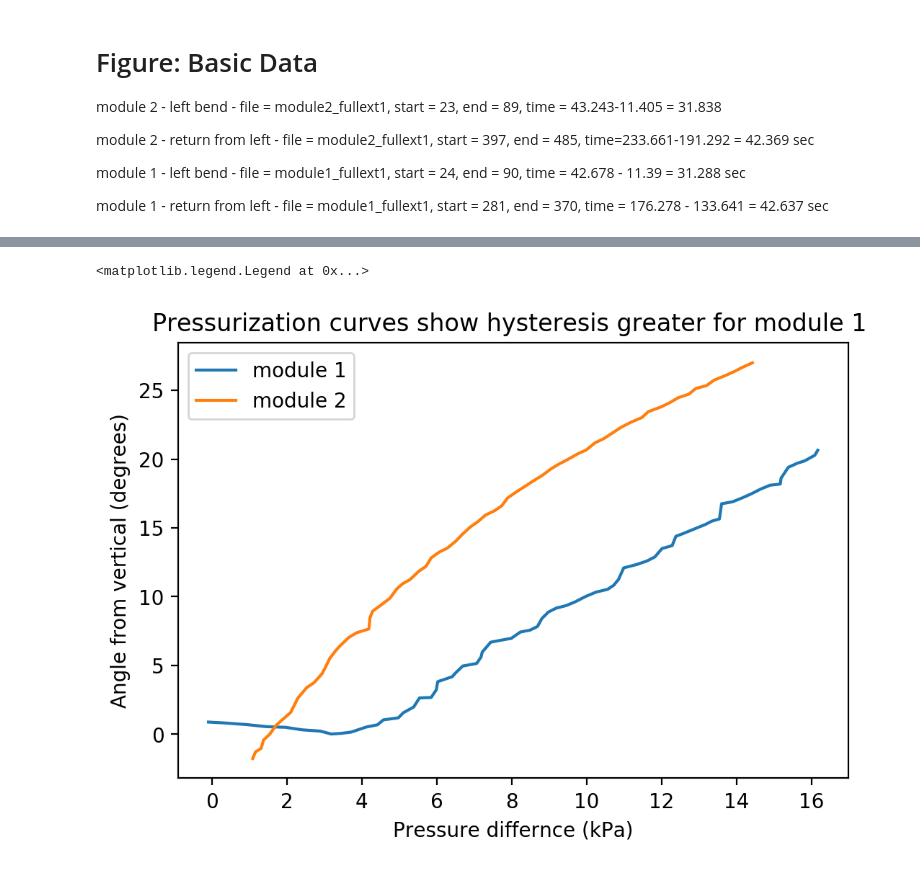
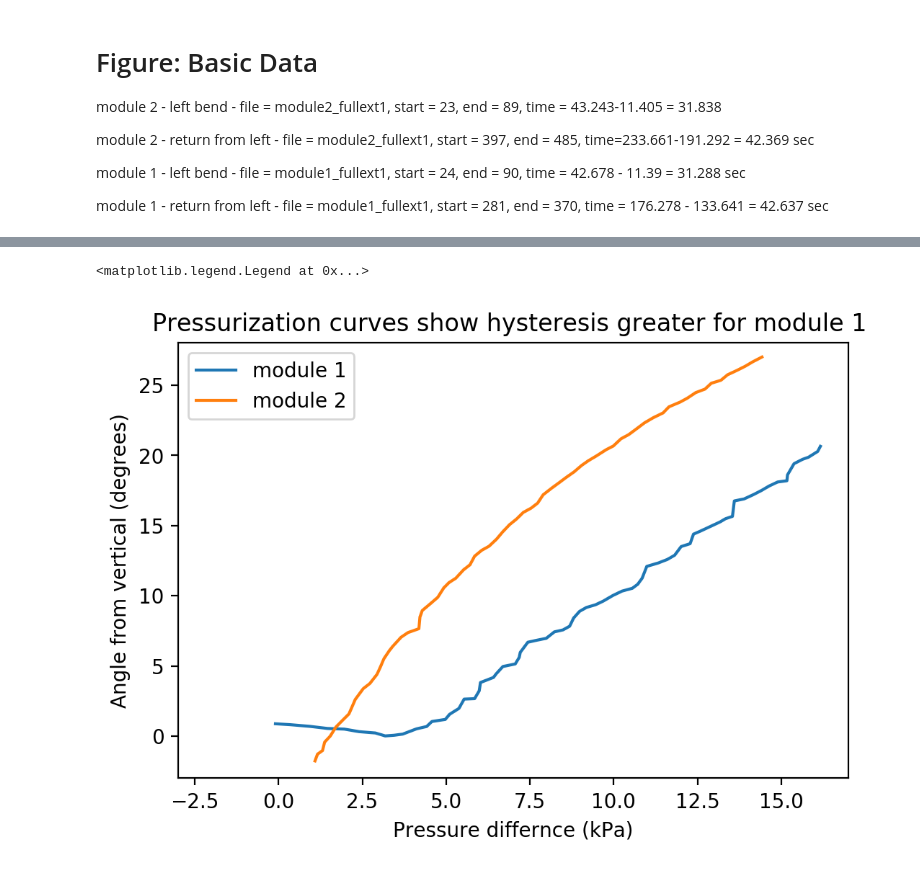
Before and after one commit to david0x00/softwater, a Jupyter notebook: notebooks/robot_soft_figures.ipynb, the cells around one changed output, grey strips where cells are left out. Cells and saved outputs as stored; diff of their text form; code cells hidden in the pictures.

```diff
--- a/notebooks/robot_soft_figures.ipynb
+++ b/notebooks/robot_soft_figures.ipynb
@@ -136,10 +139,13 @@ plt.legend()
 # %%
 plt.plot(m1_act_pd, m1_act_theta, label="module 1")
 plt.plot(m2_act_pd, m2_act_theta, label="module 2")
+plt.xlim([-3,17])
+plt.ylim([-3,28])
+# plt.grid(True)
 plt.title("Pressurization curves show hysteresis greater for module 1 ")
 plt.xlabel("Pressure differnce (kPa)")
 plt.ylabel("Angle from vertical (degrees)")
 plt.legend()
 # %% [output]
 <matplotlib.legend.Legend at 0x...>
-[figure, old version]
+[figure, new version]
```
Also changed, not shown: parts of 2 cells of this notebook, 6 other files.
